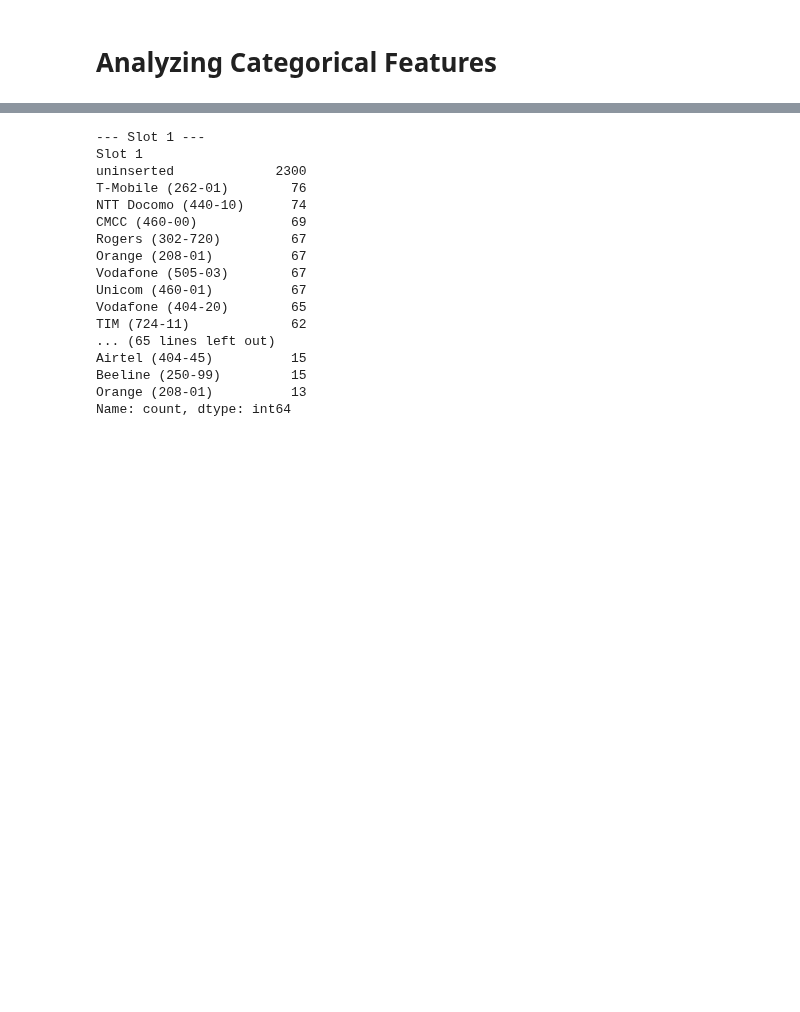
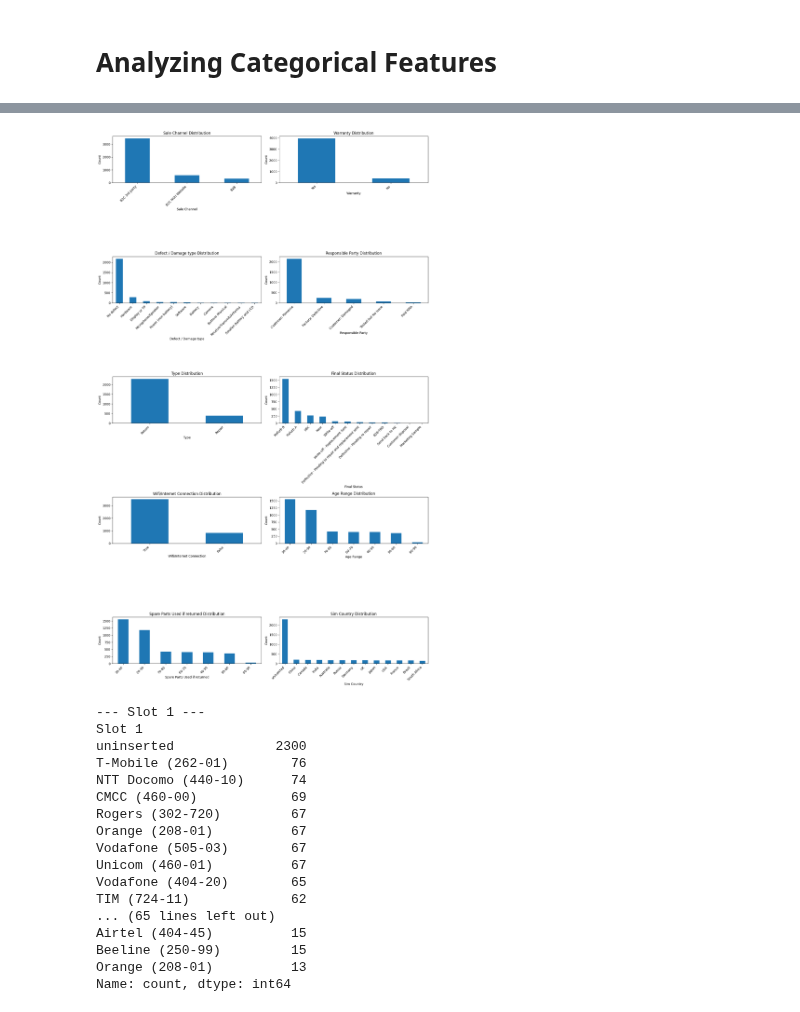
Before and after one commit to ACarrig/NUUMobile1, a Jupyter notebook: data_analysis.ipynb, the cells around one changed output, grey strips where cells are left out. Cells and saved outputs as stored; diff of their text form; code cells hidden in the pictures; blank space fills up the shorter version.

```diff
--- a/data_analysis.ipynb
+++ b/data_analysis.ipynb
@@ -182,20 +129,0 @@ Name: count, dtype: int64
-# %%
-# Identify categorical features
-feature = 'Spare Parts Used if returned'
-
-# Clean the labels by standardizing the case (e.g., "Yes", "No")
-data[feature] = data[feature].str.strip().str.capitalize()
-
-# Count unique values and sort by frequency
-value_counts = data[feature].value_counts().sort_values(ascending=False)
-
-# Display value counts
-print(value_counts)
-
-# Plot the distribution
-plt.figure(figsize=(10, 5))
-value_counts.plot(kind='bar', title=f'{feature} Distribution')
-plt.xlabel(feature)
-plt.ylabel('Count')
-plt.xticks(rotation=45, ha='right')  # Rotate labels for readability
-plt.show()
@@ -252,0 +135,44 @@ Name: count, dtype: int64
+# %%
+# Define all categorical features to include in the plot
+features = [
+    "Sale Channel", "Warranty", "Defect / Damage type",
+    "Responsible Party", "Type", "Final Status", "Wifi/Internet Connection", "Age Range",
+    "Spare Parts Used if returned", "Sim Country"
+]
+
+# Calculate the number of rows and columns based on the number of features
+num_features = len(features)
+num_cols = 2  # Adjust as needed for better layout
+num_rows = (num_features + num_cols - 1) // num_cols  # Round up to ensure enough rows
+
+# Create a subplot with enough rows and columns
+plt.figure(figsize=(15, num_rows * 5))
+
+for i, feature in enumerate(features, 1):
+    # Count unique values and sort by frequency
+    if feature == 'Spare Parts Used if returned':
+        # Clean the labels by standardizing the case (e.g., "Yes", "No")
+        data[feature] = data[feature].str.strip().str.capitalize()
+
+    elif feature == 'Sim Country':
+        # Apply the cleaning function to the feature's values
+        cleaned_labels = data[feature].apply(clean_carrier_label)
+        value_counts = cleaned_labels.value_counts().sort_values(ascending=False)
+    else:
+        value_counts = data[feature].value_counts().sort_values(ascending=False)
+
+    # Display value counts
+    print(f"--- {feature} ---")
+    print(value_counts, "\n")
+
+    # Plot the distribution in the respective subplot
+    plt.subplot(num_rows, num_cols, i)
+    value_counts.plot(kind='bar', title=f'{feature} Distribution')
+    plt.xlabel(feature)
+    plt.ylabel('Count')
+    plt.xticks(rotation=45, ha='right')  # Rotate labels for readability
+
+# Adjust layout and show the plot
+plt.tight_layout()
+plt.show()
+# %% [output]
@@ -253,3 +196,4 @@ Name: count, dtype: int64
+[figure, added]
 # %%
 # Create a subplot with 1 row and 2 columns
 plt.figure(figsize=(15, 8))
```
Also changed, not shown: parts of 10 cells of this notebook.
